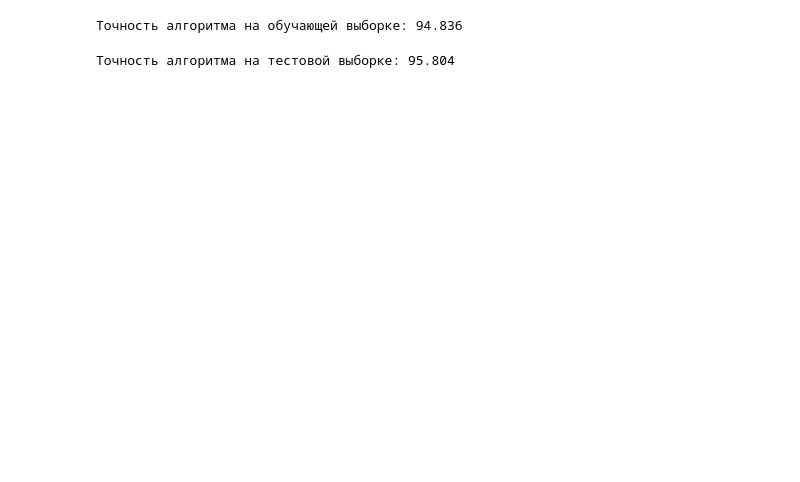
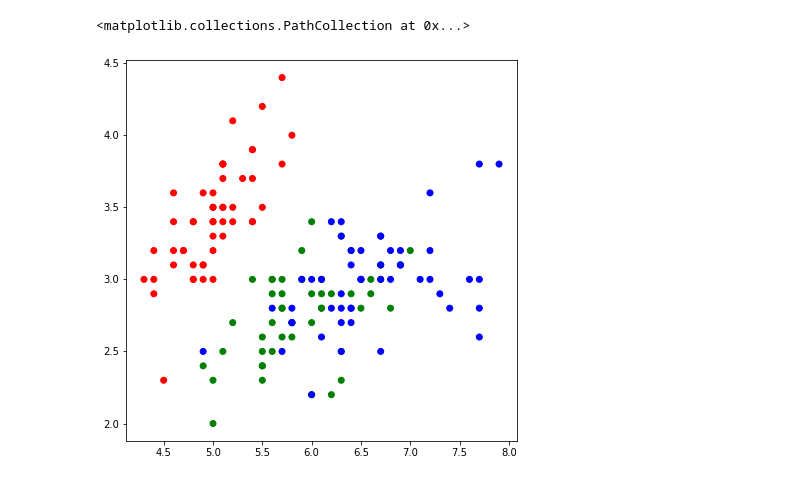
Before and after one commit to geekevgin/-Python, a Jupyter notebook: Untitled36.ipynb, the cells around one changed output. Drawn from its saved outputs; the diff is of its cells as text; code cells hidden in the pictures; blank space fills up the shorter version.

```diff
--- a/Untitled36.ipynb
+++ b/Untitled36.ipynb
@@ -42,20 +9,3 @@ def adaboost(X, y, N):
-# %%
-def predict(X, models, n_classes = 2):
-
-    n_objects = len(X)
-    y_pred = np.zeros((n_objects, n_classes))
-
-    for alpha, clf in models:
-        prediction = clf.predict(X)
-        y_pred[range(n_objects), prediction] += alpha
-    y_pred = np.argmax(y_pred, axis=1)
-
-    return y_pred
-
-print(f'Точность алгоритма на обучающей выборке: {(1 - get_error(predict(X_train, models), y_train)) * 100:.3f}')
-# %% [output]
-Точность алгоритма на обучающей выборке: 94.836
-# %%
-print(f'Точность алгоритма на тестовой выборке: {(1 - get_error(predict(X_test, models), y_test)) * 100:.3f}')
-# %% [output]
-Точность алгоритма на тестовой выборке: 95.804
+# %%
+X, y = load_iris(return_X_y=True)
+X = X[:, :2]
@@ -61,0 +14,7 @@ print(f'Точность алгоритма на тестовой выборке
+# %%
+cmap = ListedColormap(['red', 'green', 'blue'])
+plt.figure(figsize=(7, 7))
+plt.scatter(X[:, 0], X[:, 1], c=y, cmap=cmap)
+# %% [output]
+<matplotlib.collections.PathCollection at 0x...>
+[figure, added]
```
Also changed, not shown: parts of 12 cells of this notebook.
